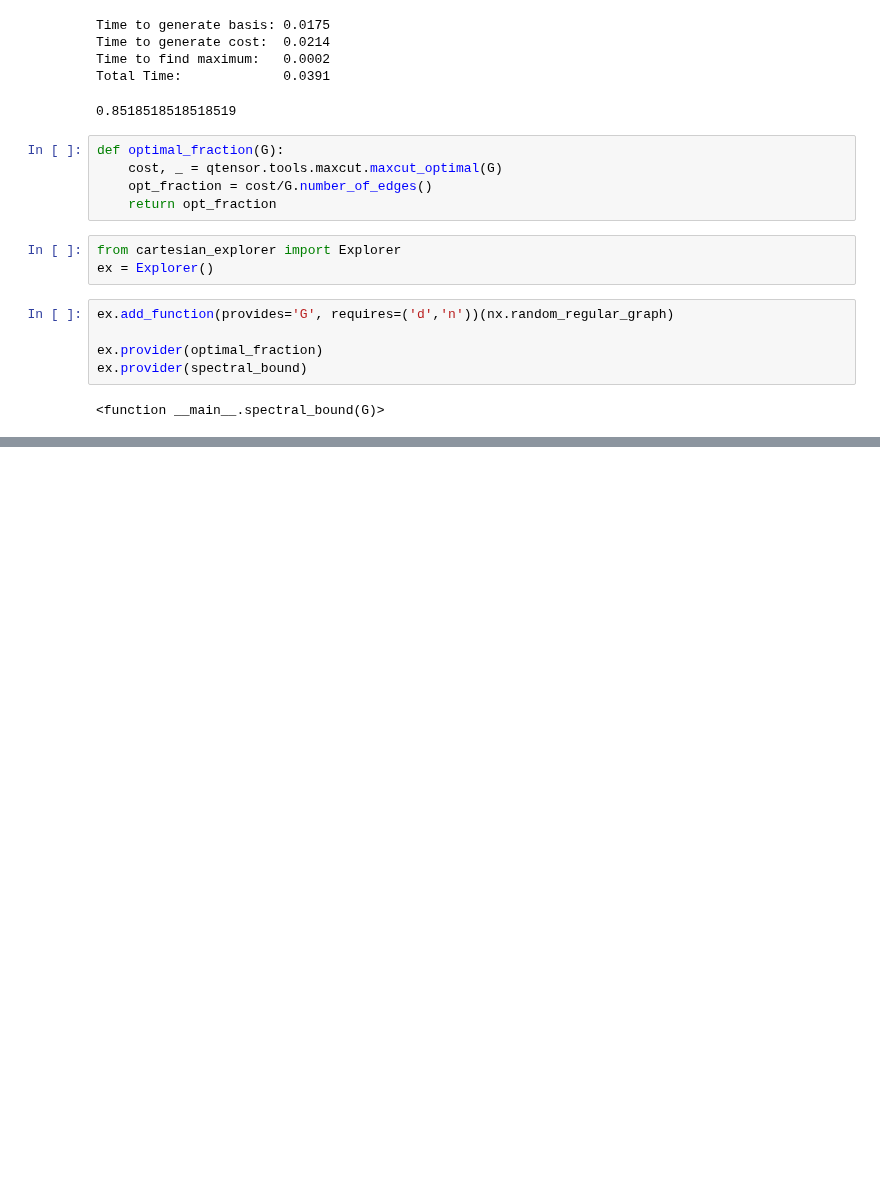
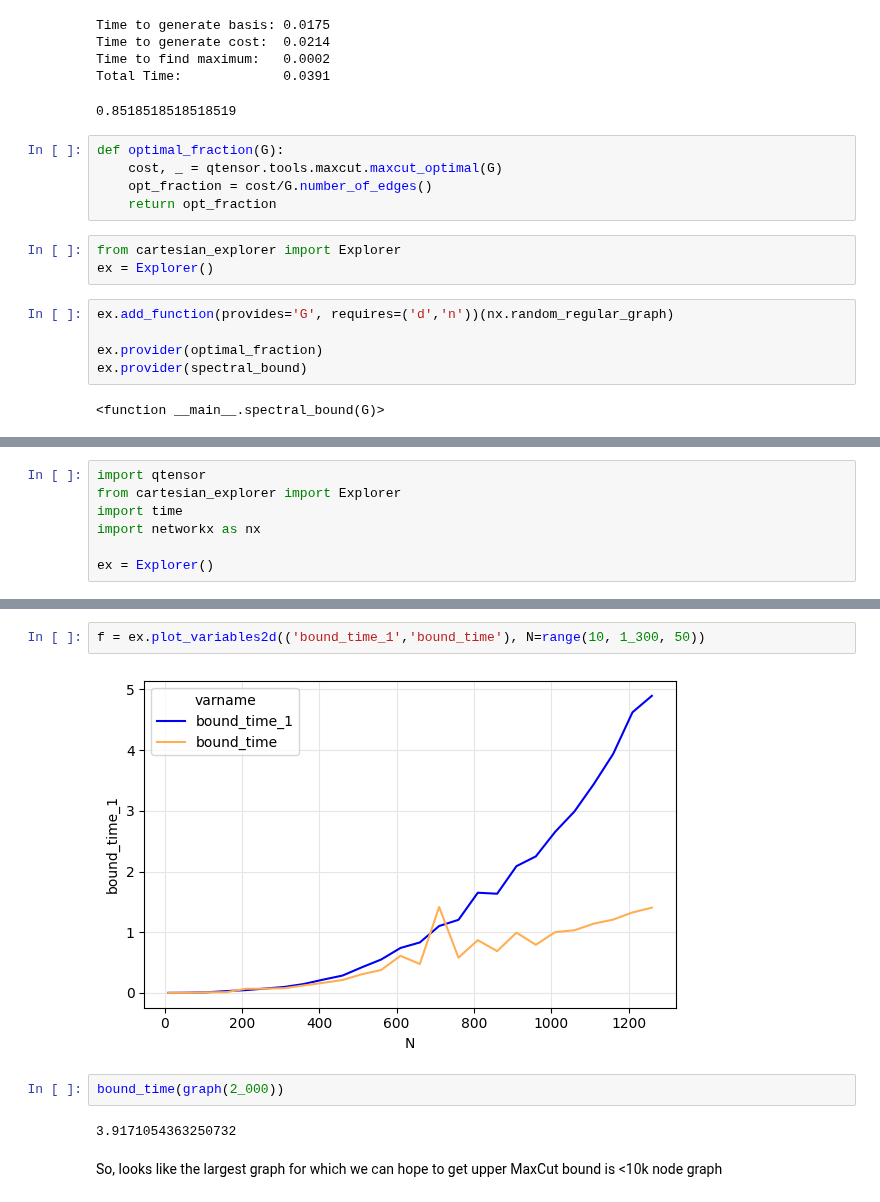
Before and after one commit to danlkv/QTensor, a Jupyter notebook: analysis/MaxCut upper bound.ipynb, the cells around one changed output, grey strips where cells are left out. Drawn from its saved outputs; the diff is of its cells as text; blank space fills up the shorter version.

Commit message:
maxcut bound hardness: 10k nodes max

```diff
--- a/analysis/MaxCut upper bound.ipynb
+++ b/analysis/MaxCut upper bound.ipynb
@@ -94,0 +97,7 @@ plt.savefig('/tmp/plot.svg')
+# %%
+import qtensor
+from cartesian_explorer import Explorer
+import time
+import networkx as nx
+
+ex = Explorer()
@@ -94,0 +125,10 @@ plt.savefig('/tmp/plot.svg')
+# %%
+f = ex.plot_variables2d(('bound_time_1','bound_time'), N=range(10, 1_300, 50))
+# %% [output]
+[figure, added]
+# %%
+bound_time(graph(2_000))
+# %% [output]
+3.9171054363250732
+# %% [markdown]
+So, looks like the largest graph for which we can hope to get upper MaxCut bound is <10k node graph
```
Also changed, not shown: parts of 3 cells of this notebook.
